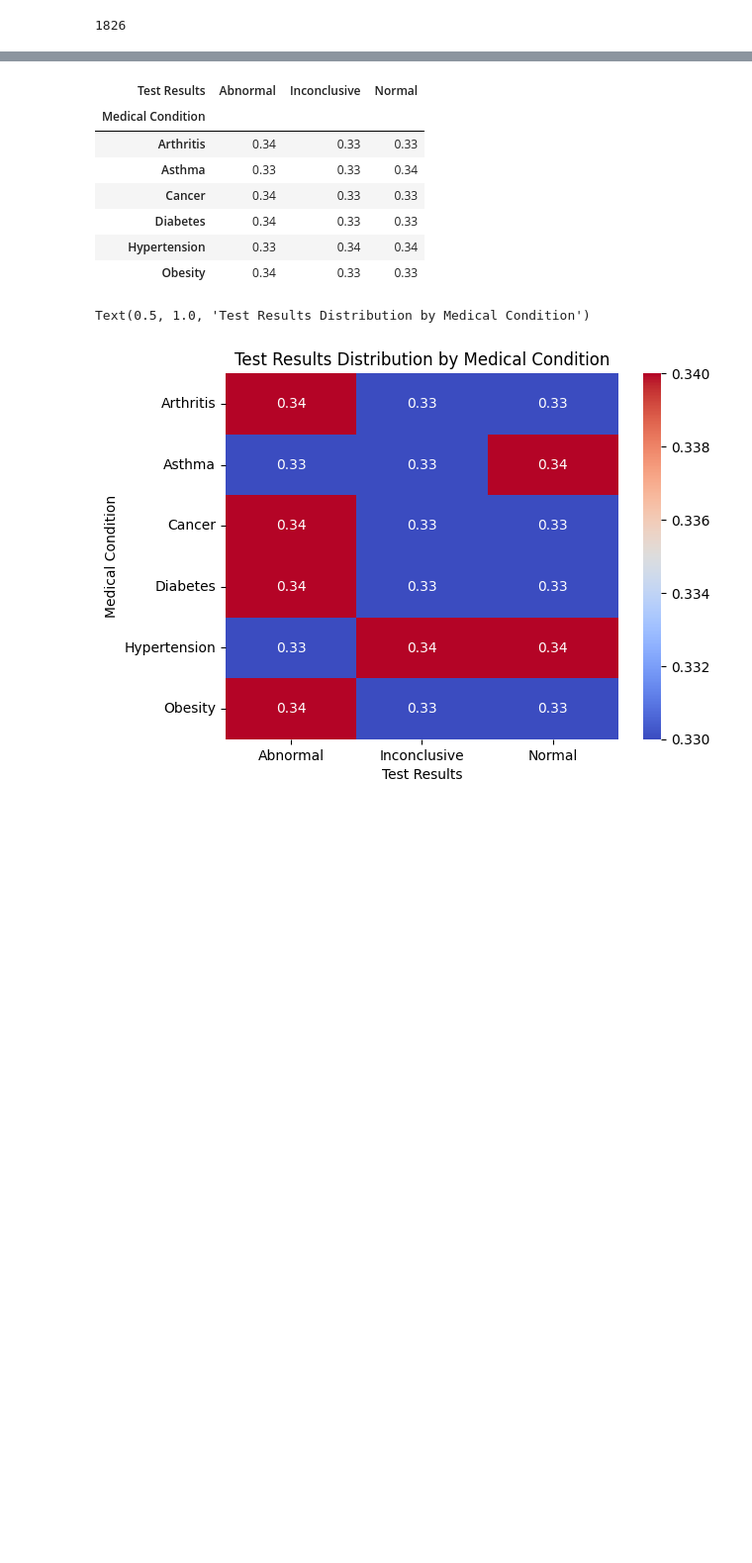
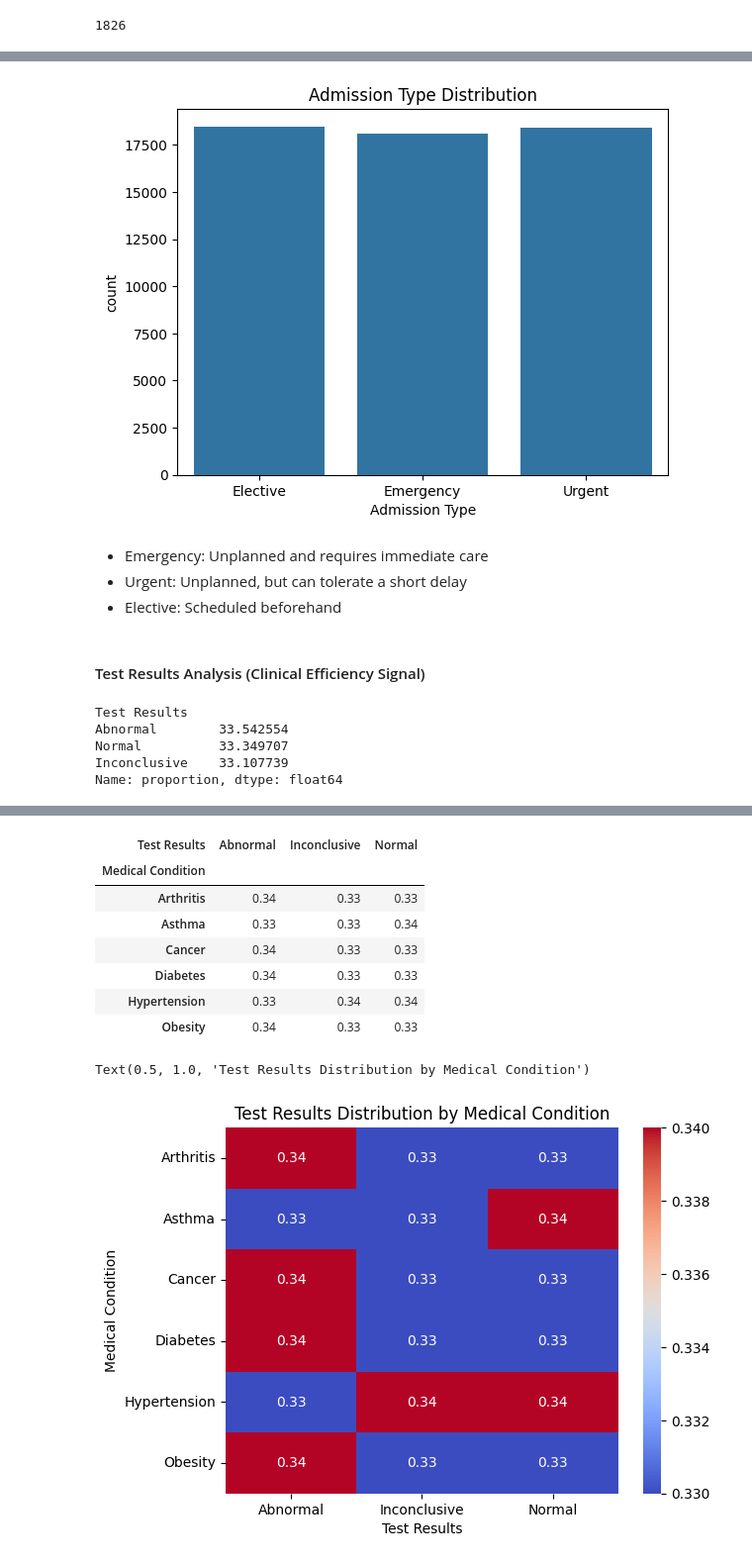
Before and after one commit to itzsnowflakethisyear-byte/Minimizing-Clinical-Alert-Fatigue-A-Calibrated-MLOps-Pipeline-for-Diagnostic-Prediction, a Jupyter notebook: Notebooks/02_eda_and_visualisation.ipynb, the cells around one changed output, grey strips where cells are left out. Shown at 99% size. Cells and saved outputs as stored; diff of their text form; code cells hidden in the pictures; blank space fills up the shorter version.

```diff
--- a/Notebooks/02_eda_and_visualisation.ipynb
+++ b/Notebooks/02_eda_and_visualisation.ipynb
@@ -124,0 +149,22 @@ print(patient_df["Date of Admission"].sort_values(ascending=True).nunique())
+# %%
+# Admission Type Distribution Plot
+sns.countplot(data=patient_df, x='Admission Type')
+plt.title('Admission Type Distribution')
+plt.show()
+# %% [output]
+[figure, added]
+# %% [markdown]
+- Emergency: Unplanned and requires immediate care
+- Urgent: Unplanned, but can tolerate a short delay
+- Elective: Scheduled beforehand
+# %% [markdown]
+#### Test Results Analysis (Clinical Efficiency Signal)
+# %%
+# Test Results Distribution in Percentage
+patient_df['Test Results'].value_counts(normalize=True) * 100
+# %% [output]
+Test Results
+Abnormal        33.542554
+Normal          33.349707
+Inconclusive    33.107739
+Name: proportion, dtype: float64
```
Also changed, not shown: parts of 121 cells of this notebook.
